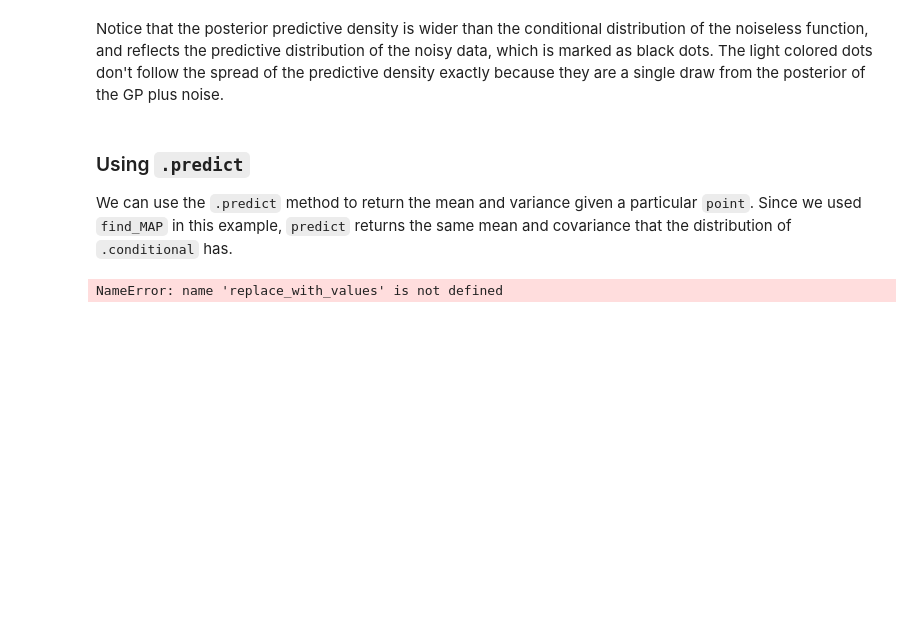
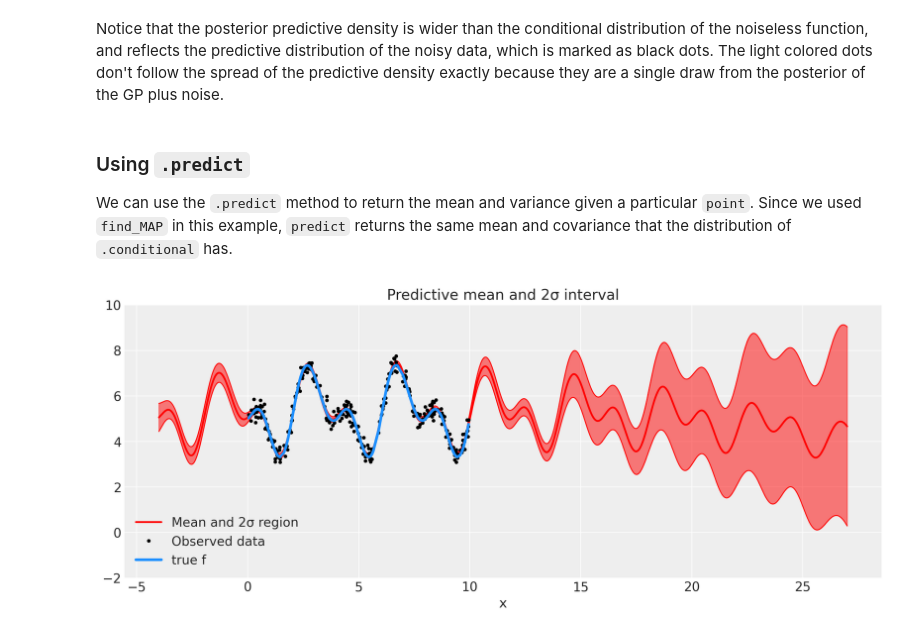
Before and after one commit to bwengals/pymc-examples, a Jupyter notebook: examples/gaussian_processes/GP-Marginal.ipynb, the cells around one changed output. Drawn from its saved outputs; the diff is of its cells as text; code cells hidden in the pictures; blank space fills up the shorter version.

```diff
--- a/examples/gaussian_processes/GP-Marginal.ipynb
+++ b/examples/gaussian_processes/GP-Marginal.ipynb
@@ -292,30 +296,30 @@ Notice that the posterior predictive density is wider than the conditional distr
 
 We can use the `.predict` method to return the mean and variance given a particular `point`.  Since we used `find_MAP` in this example, `predict` returns the same mean and covariance that the distribution of `.conditional` has.
 # %%
-# predict
-mu, var = gp.predict(X_new, point=map_estimate, diag=True)
-sd = np.sqrt(var)
+with model:
+    mu, var = gp.predict(X_new, point=map_estimate, diag=True)
+    sd = np.sqrt(var)
 
 # draw plot
 fig = plt.figure(figsize=(12, 5))
 ax = fig.gca()
 
 # plot mean and 2σ intervals
 plt.plot(X_new, mu, "r", lw=2, label="Mean and 2σ region")
 plt.plot(X_new, mu + 2 * sd, "r", lw=1)
 plt.plot(X_new, mu - 2 * sd, "r", lw=1)
 plt.fill_between(X_new.flatten(), mu - 2 * sd, mu + 2 * sd, color="r", alpha=0.5)
 
 # plot original data and true function
 plt.plot(X, y, "ok", ms=3, alpha=1.0, label="Observed data")
 plt.plot(X, f_true, "dodgerblue", lw=3, label="true f")
 
 plt.xlabel("x")
-plt.ylim([-13, 13])
+plt.ylim([-2, 10])
 plt.title("Predictive mean and 2σ interval")
 plt.legend();
 # %% [output]
-NameError: name 'replace_with_values' is not defined
+[figure, added]
 # %%
 %load_ext watermark
 %watermark -n -u -v -iv -w
```
Also changed, not shown: parts of 7 cells of this notebook, 1 other file.
